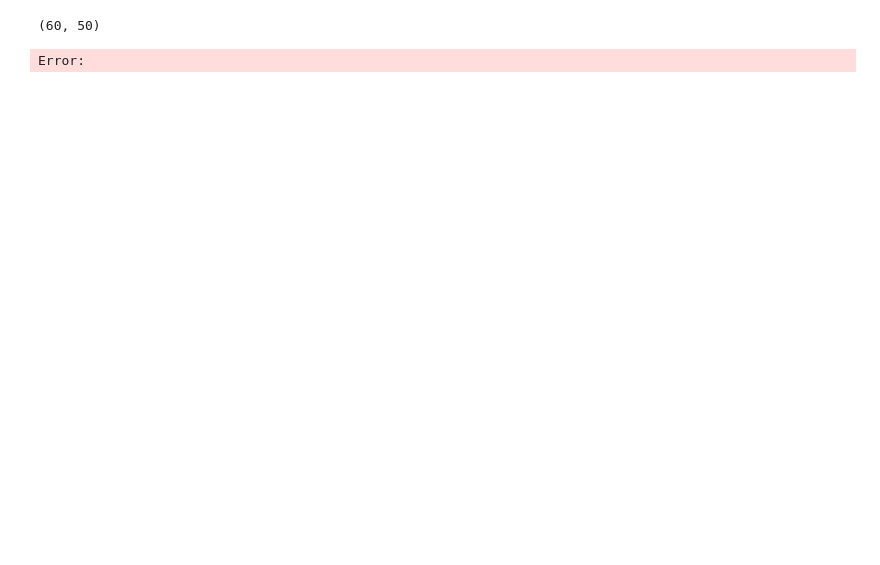
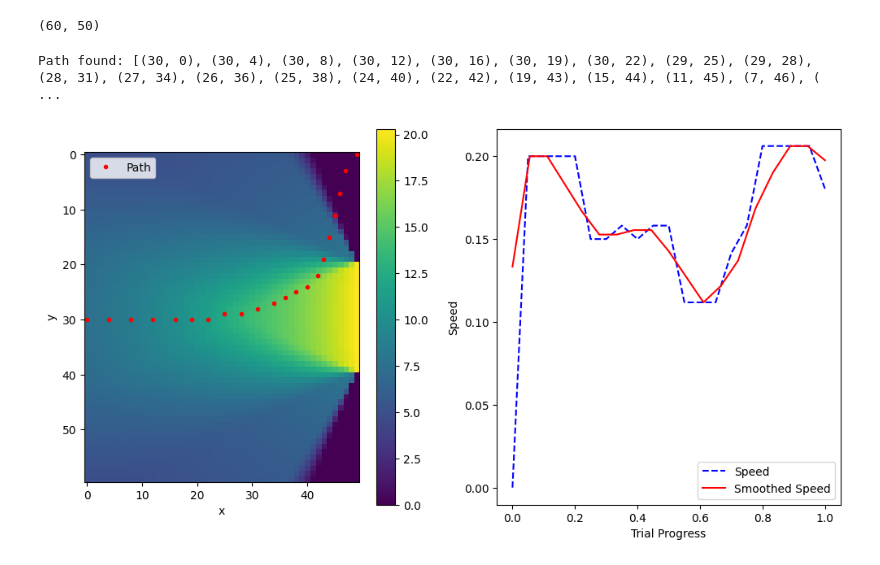
Before and after one commit to reecekeller/active_sensing, a Jupyter notebook: optimizer.ipynb, the cells around one changed output. Cells and saved outputs as stored; diff of their text form; code cells hidden in the pictures; blank space fills up the shorter version.

```diff
--- a/optimizer.ipynb
+++ b/optimizer.ipynb
@@ -15,52 +14,3 @@ data = np.load("/Users/reecekeller/Documents/Xaq/act_sense/act_sense/data/info_m
 data.shape
 # %% [output]
 (60, 50)
-# %%
-def max_information_score(info_matrix, start, end):
-    rows, cols = len(info_matrix), len(info_matrix[0])
-    start_x, start_y = start
-    end_x, end_y = end
-
-    # Initialize DP table
-    dp = [[-float('inf')] * cols for _ in range(rows)]
-    dp[start_x][start_y] = info_matrix[start_x][start_y]
-
-    # Fill DP table
-    for i in range(start_x, rows):
-        for j in range(start_y, cols):
-            if i == start_x and j == start_y:
-                continue
-            if i > 0:
-                dp[i][j] = max(dp[i][j], dp[i-1][j] + info_matrix[i][j])
-            if j > 0:
-                dp[i][j] = max(dp[i][j], dp[i][j-1] + info_matrix[i][j])
-            if i > 0 and j > 0:
-                dp[i][j] = max(dp[i][j], dp[i-1][j-1] + info_matrix[i][j])
-
-    # Backtrack to find the path
-    path = []
-    x, y = end_x, end_y
-    while (x, y) != (start_x, start_y):
-        path.append((x, y))
-        if x > 0 and dp[x][y] == dp[x-1][y] + info_matrix[x][y]:
-            x -= 1
-        elif y > 0 and dp[x][y] == dp[x][y-1] + info_matrix[x][y]:
-            y -= 1
-        else:
-            x -= 1
-            y -= 1
-    path.append((start_x, start_y))
-    path.reverse()
-
-    return dp[end_x][end_y], path
-
-# Example usage
-info_matrix = data
-start = (0, 30)
-end = (59, 0)
-
-max_score, optimal_path = max_information_score(info_matrix, start, end)
-print("Max Information Score:", max_score)
-print("Optimal Path:", optimal_path)
-# %% [output]
-Error:
@@ -104,0 +146,23 @@ plot_optimal_trajectory(info_matrix, optimal_path)
+# %%
+# Example usage
+start_x, start_y = 30, 0
+end_x, end_y = 0, 49
+max_steps = 100  # Example maximum number of steps
+max_jump = 5  # Maximum jump distance in any direction
+
+weight_info = 1.0
+weight_acceleration = 1.0  # Weight for acceleration penalty
+weight_steps = 1.0  # Step penalty weight
+weight_velocity = 1.0  # Weight for velocity penalty
+path = find_path(data, start_x, start_y, end_x, end_y, max_steps, max_jump, weight_info, weight_acceleration, weight_steps, weight_velocity)
+
+if not path:
+    print("No valid path found.")
+else:
+    print("Path found:", path)
+# %% [output]
+Path found: [(30, 0), (30, 4), (30, 8), (30, 12), (30, 16), (30, 19), (30, 22), (29, 25), (29, 28), (28, 31), (27, 34), (26, 36), (25, 38), (24, 40), (22, 42), (19, 43), (15, 44), (11, 45), (7, 46), ( ...
+# %%
+plot_path(data, path)
+# %% [output]
+[figure, added]
```
Also changed, not shown: parts of 3 cells of this notebook, 6 other files.
